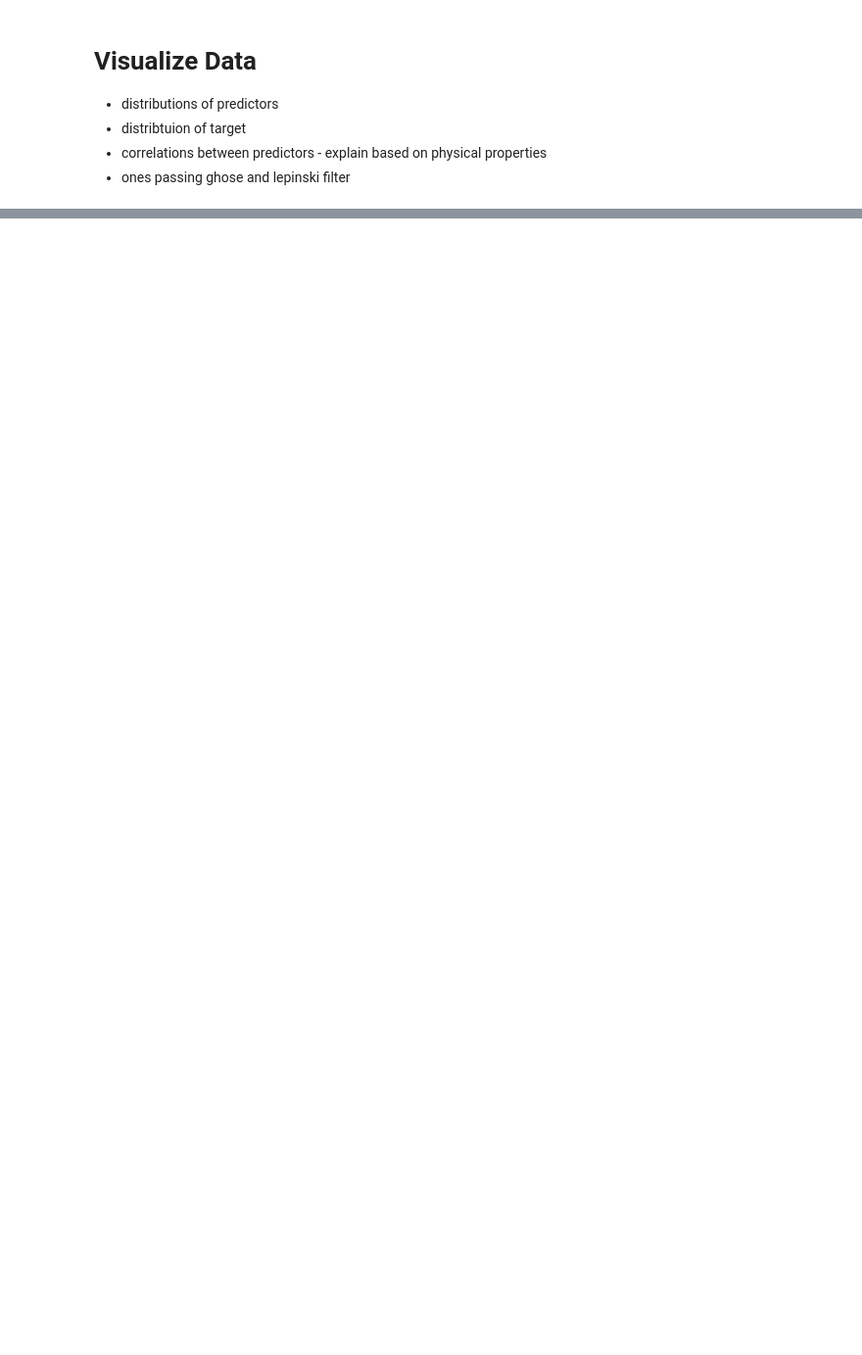
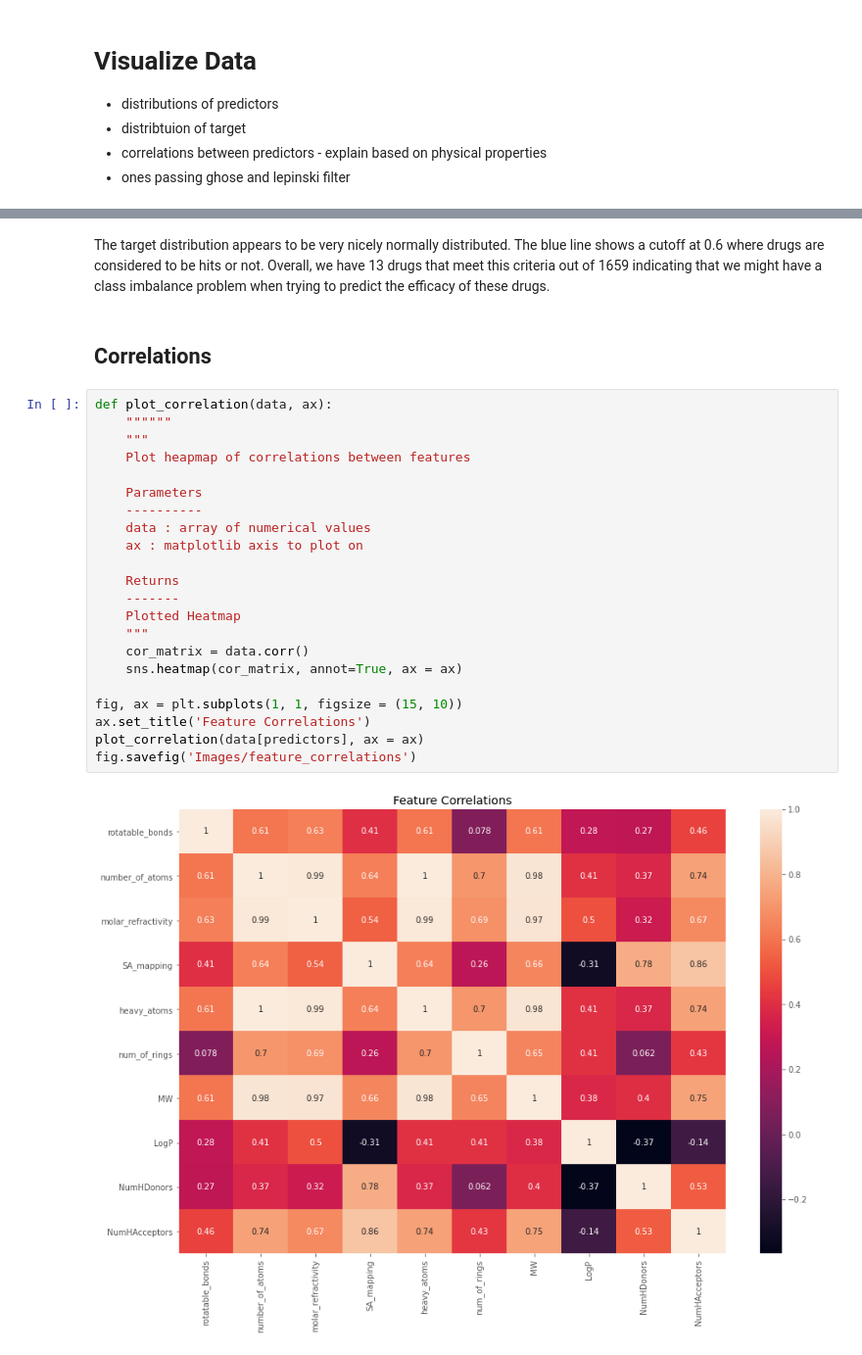
Before and after one commit to ethankim00/CovidDrugDiscovery, a Jupyter notebook: DataExplorationAndProcessing.ipynb, the cells around one changed output, grey strips where cells are left out. Shown at 98% size. Saved outputs shown, nothing was run; the diff lists cells and outputs as text; blank space fills up the shorter version.

```diff
--- a/DataExplorationAndProcessing.ipynb
+++ b/DataExplorationAndProcessing.ipynb
@@ -177,0 +220,28 @@ data
+# %% [markdown]
+The target distribution appears to be very nicely normally distributed. The blue line shows a cutoff at 0.6 where drugs are considered to be hits or not. Overall, we have 13 drugs that meet this criteria out of 1659 indicating that we might have a class imbalance problem when trying to predict the efficacy of these drugs.
+# %% [markdown]
+## Correlations
+# %%
+def plot_correlation(data, ax):
+    """"""
+    """
+    Plot heapmap of correlations between features
+
+    Parameters
+    ----------
+    data : array of numerical values
+    ax : matplotlib axis to plot on
+
+    Returns
+    -------
+    Plotted Heatmap
+    """
+    cor_matrix = data.corr()
+    sns.heatmap(cor_matrix, annot=True, ax = ax)
+
+fig, ax = plt.subplots(1, 1, figsize = (15, 10))
+ax.set_title('Feature Correlations')
+plot_correlation(data[predictors], ax = ax)
+fig.savefig('Images/feature_correlations')
+# %% [output]
+[figure, added]
```
Also changed, not shown: parts of 37 cells of this notebook, 3 other files.
